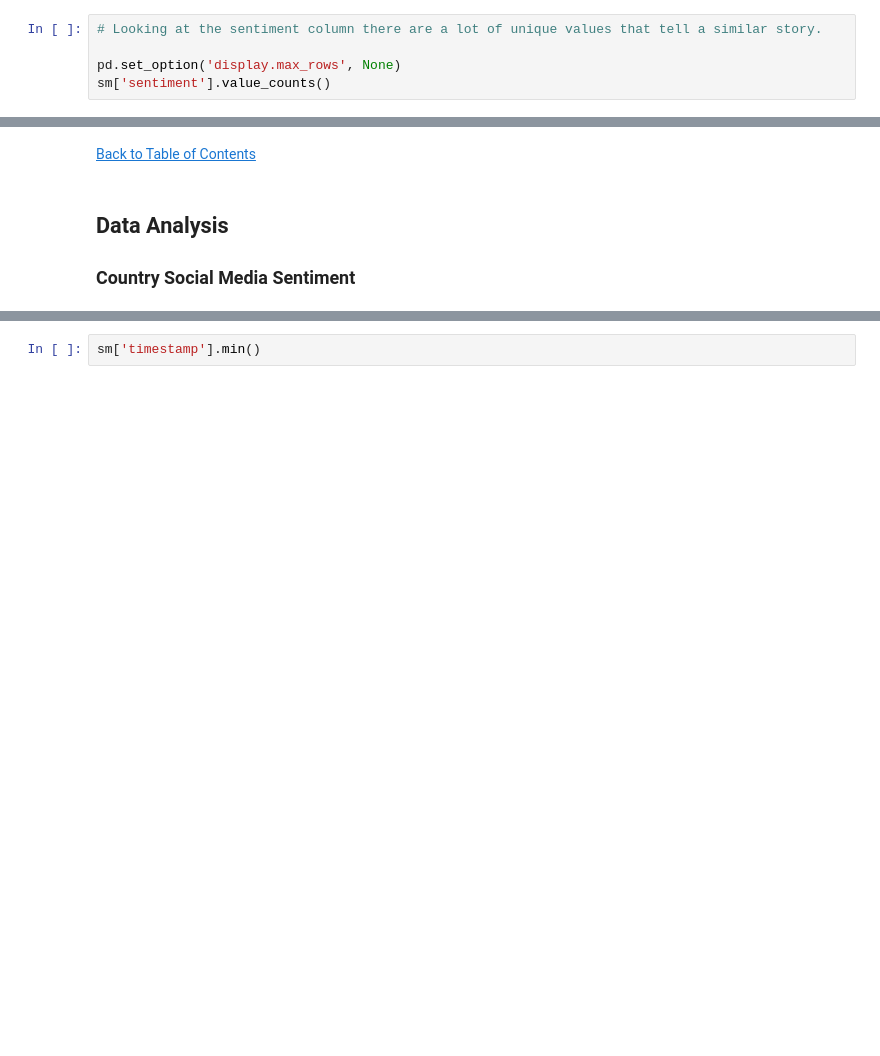
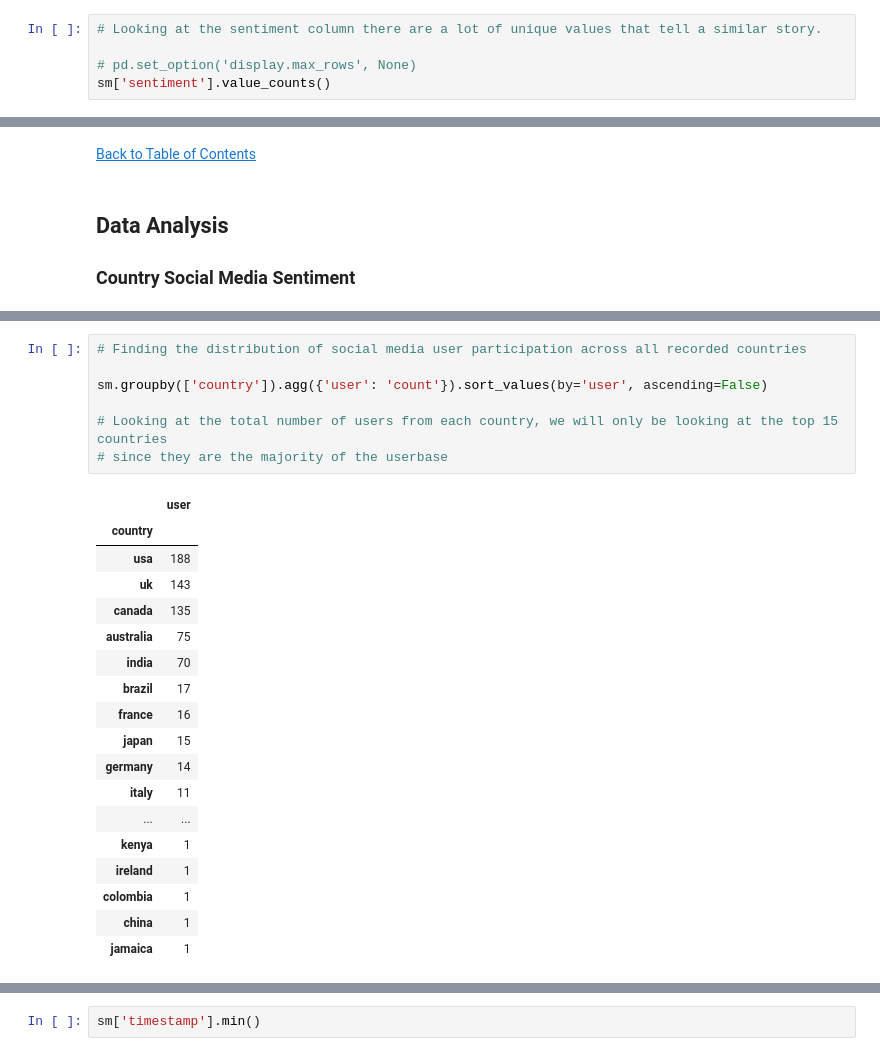
Before and after one commit to jasondo-da/Social_Media_Analysis, a Jupyter notebook: social_media_sentiments_analysis.ipynb, the cells around one changed output, grey strips where cells are left out. Saved outputs shown, nothing was run; the diff lists cells and outputs as text; blank space fills up the shorter version.

```diff
--- a/social_media_sentiments_analysis.ipynb
+++ b/social_media_sentiments_analysis.ipynb
@@ -417,7 +417,7 @@ sm.head()
 # %%
 # Looking at the sentiment column there are a lot of unique values that tell a similar story.
 
-pd.set_option('display.max_rows', None)
+# pd.set_option('display.max_rows', None)
 sm['sentiment'].value_counts()
 # %% [output]
 sentiment
@@ -658,0 +677,26 @@ sm[sm['sentiment'].count() >= 10].groupby(['country']).agg({'sentiment': 'value_
+# %%
+# Finding the distribution of social media user participation across all recorded countries
+
+sm.groupby(['country']).agg({'user': 'count'}).sort_values(by='user', ascending=False)
+
+# Looking at the total number of users from each country, we will only be looking at the top 15 countries
+# since they are the majority of the userbase
+# %% [output]
+|  | user |
+| country |  |
+| usa | 188 |
+| uk | 143 |
+| canada | 135 |
+| australia | 75 |
+| india | 70 |
+| brazil | 17 |
+| france | 16 |
+| japan | 15 |
+| germany | 14 |
+| italy | 11 |
+| ... | ... |
+| kenya | 1 |
+| ireland | 1 |
+| colombia | 1 |
+| china | 1 |
+| jamaica | 1 |
```
Also changed, not shown: parts of 10 cells of this notebook.
